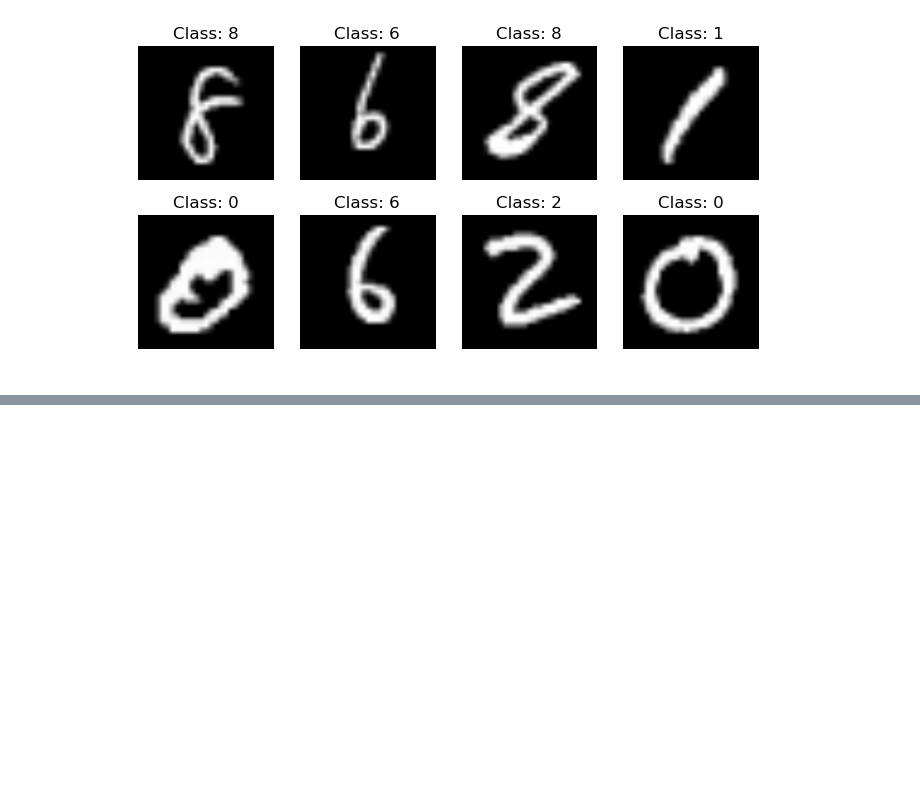
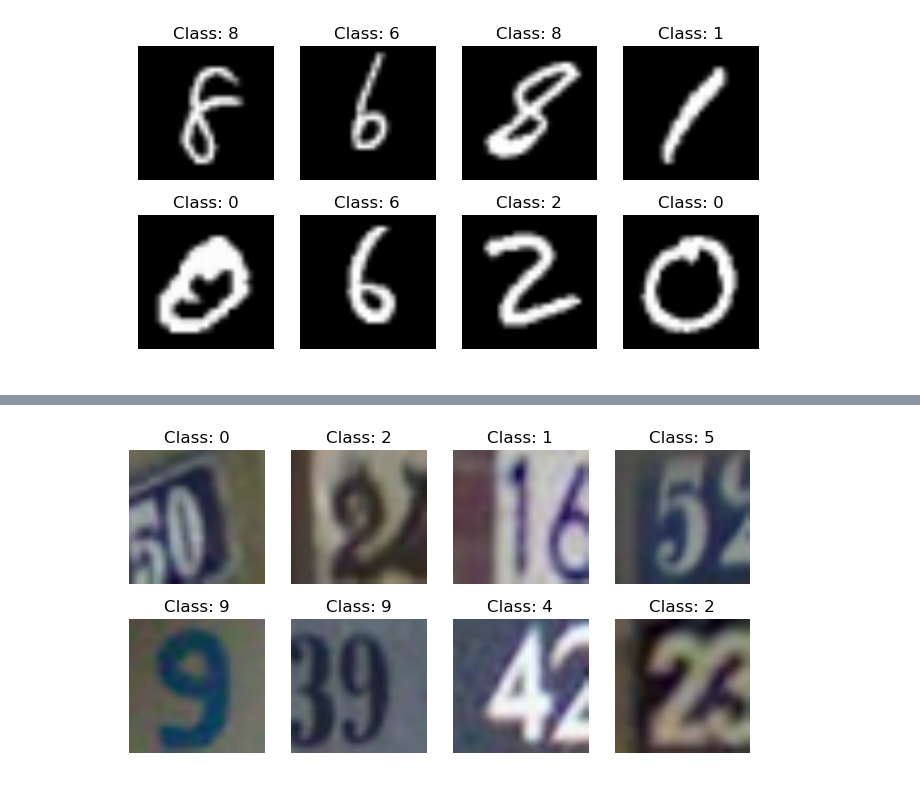
Before and after one commit to ameroyer/TFDatasets, a Jupyter notebook: load_datasets.ipynb, the cells around one changed output, grey strips where cells are left out. Cells and saved outputs as stored; diff of their text form; code cells hidden in the pictures; blank space fills up the shorter version.

Commit message:
SVHN

```diff
--- a/load_datasets.ipynb
+++ b/load_datasets.ipynb
@@ -49,7 +54,7 @@ Wall time: 9.1 s
 # load training dataset and resize image to 128
 loader = mnist.MNISTLoader(resize=128)
 with tf.Graph().as_default():
-    data = get_tf_dataset('mnist_train', loader.parsing_fn)
+    data = get_tf_dataset('%s_train' % target_path, loader.parsing_fn)
     with tf.Session() as sess:
         data_ = sess.run(data)
 # Display
@@ -63,0 +80,3 @@ plt.show()
+# %%
+source_path = os.path.expanduser('~/Data/SVHN/')
+target_path = 'tf_svhn'
@@ -63,0 +100,16 @@ plt.show()
+# %%
+# load training dataset
+loader = svhn.SVHNLoader(resize=64)
+with tf.Graph().as_default():
+    data = get_tf_dataset('%s_train' % target_path, loader.parsing_fn)
+    with tf.Session() as sess:
+        data_ = sess.run(data)
+# Display
+_, axis = plt.subplots(2, 4, figsize=(8, 4))
+for i, ax in enumerate(axis.flatten()):
+    ax.set_title('Class: %d' % data_['class'][i])
+    ax.imshow(data_['image'][i])
+    ax.set_axis_off()
+plt.show()
+# %% [output]
+[figure, added]
```
Also changed, not shown: parts of 4 cells of this notebook, 1 other file.
